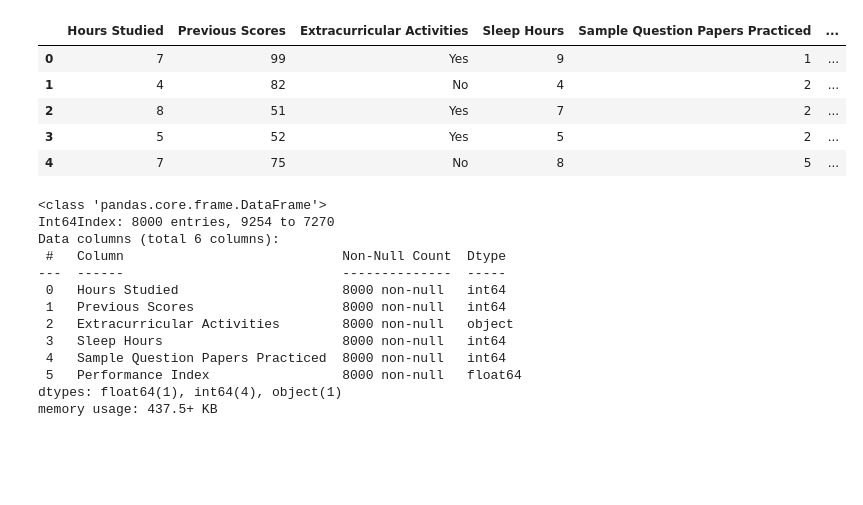
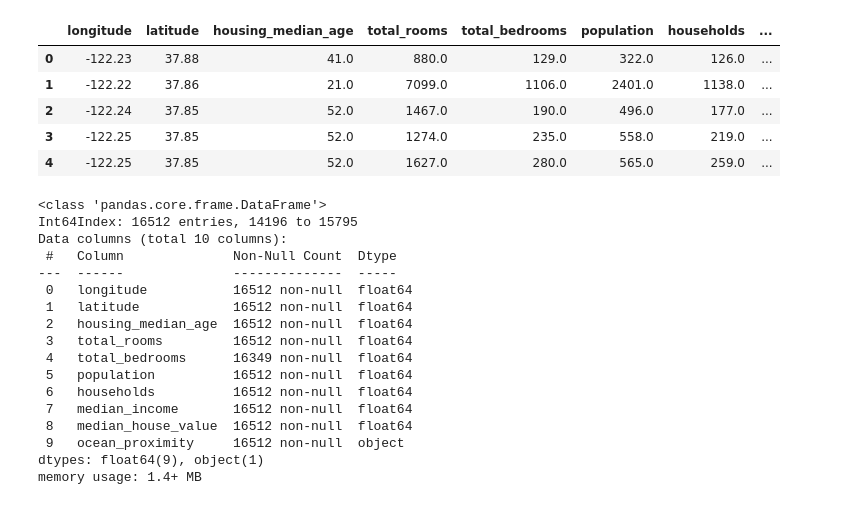
Before and after one commit to Ramyarzarza/GAMs, a Jupyter notebook: main.ipynb, the cells around one changed output. Cells and saved outputs as stored; diff of their text form; code cells hidden in the pictures; blank space fills up the shorter version.

```diff
--- a/main.ipynb
+++ b/main.ipynb
@@ -2,15 +2,15 @@
 import numpy as np
 import pandas as pd
 # %%
-data = pd.read_csv("data/Student_Performance.csv")
+data = pd.read_csv("data/housing.csv")
 data.head()
 # %% [output]
-|  | Hours Studied | Previous Scores | Extracurricular Activities | Sleep Hours | Sample Question Papers Practiced | ... |
-| 0 | 7 | 99 | Yes | 9 | 1 | ... |
-| 1 | 4 | 82 | No | 4 | 2 | ... |
-| 2 | 8 | 51 | Yes | 7 | 2 | ... |
-| 3 | 5 | 52 | Yes | 5 | 2 | ... |
-| 4 | 7 | 75 | No | 8 | 5 | ... |
+|  | longitude | latitude | housing_median_age | total_rooms | total_bedrooms | population | households | ... |
+| 0 | -122.23 | 37.88 | 41.0 | 880.0 | 129.0 | 322.0 | 126.0 | ... |
+| 1 | -122.22 | 37.86 | 21.0 | 7099.0 | 1106.0 | 2401.0 | 1138.0 | ... |
+| 2 | -122.24 | 37.85 | 52.0 | 1467.0 | 190.0 | 496.0 | 177.0 | ... |
+| 3 | -122.25 | 37.85 | 52.0 | 1274.0 | 235.0 | 558.0 | 219.0 | ... |
+| 4 | -122.25 | 37.85 | 52.0 | 1627.0 | 280.0 | 565.0 | 259.0 | ... |
 # %%
 from sklearn.model_selection import train_test_split
 
@@ -19,18 +19,22 @@ train_set, test_set = train_test_split(data, test_size=0.2, random_state=42)
 train_set.info()
 # %% [output]
 <class 'pandas.core.frame.DataFrame'>
-Int64Index: 8000 entries, 9254 to 7270
-Data columns (total 6 columns):
- #   Column                            Non-Null Count  Dtype
----  ------                            --------------  -----
- 0   Hours Studied                     8000 non-null   int64
- 1   Previous Scores                   8000 non-null   int64
- 2   Extracurricular Activities        8000 non-null   object
- 3   Sleep Hours                       8000 non-null   int64
- 4   Sample Question Papers Practiced  8000 non-null   int64
- 5   Performance Index                 8000 non-null   float64
-dtypes: float64(1), int64(4), object(1)
-memory usage: 437.5+ KB
+Int64Index: 16512 entries, 14196 to 15795
+Data columns (total 10 columns):
+ #   Column              Non-Null Count  Dtype
+---  ------              --------------  -----
+ 0   longitude           16512 non-null  float64
+ 1   latitude            16512 non-null  float64
+ 2   housing_median_age  16512 non-null  float64
+ 3   total_rooms         16512 non-null  float64
+ 4   total_bedrooms      16349 non-null  float64
+ 5   population          16512 non-null  float64
+ 6   households          16512 non-null  float64
+ 7   median_income       16512 non-null  float64
+ 8   median_house_value  16512 non-null  float64
+ 9   ocean_proximity     16512 non-null  object
+dtypes: float64(9), object(1)
+memory usage: 1.4+ MB
 # %%
 train_set.describe()
 # %% [output]
```
Also changed, not shown: parts of 12 cells of this notebook, 1 other file.
